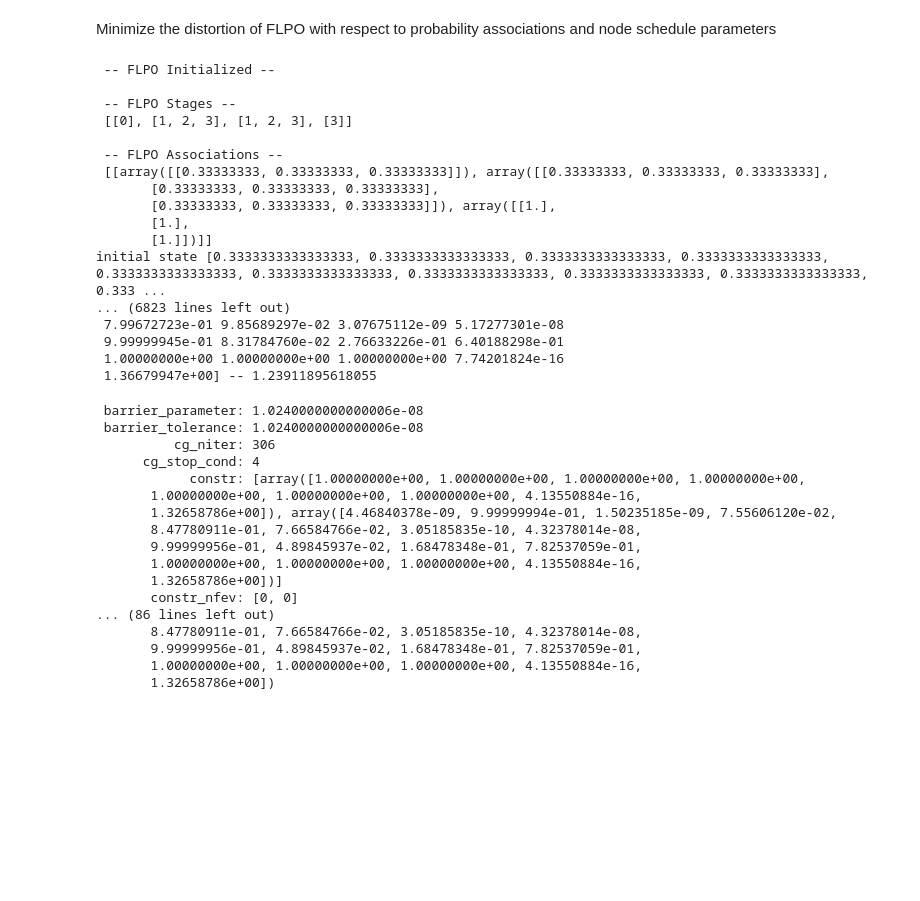
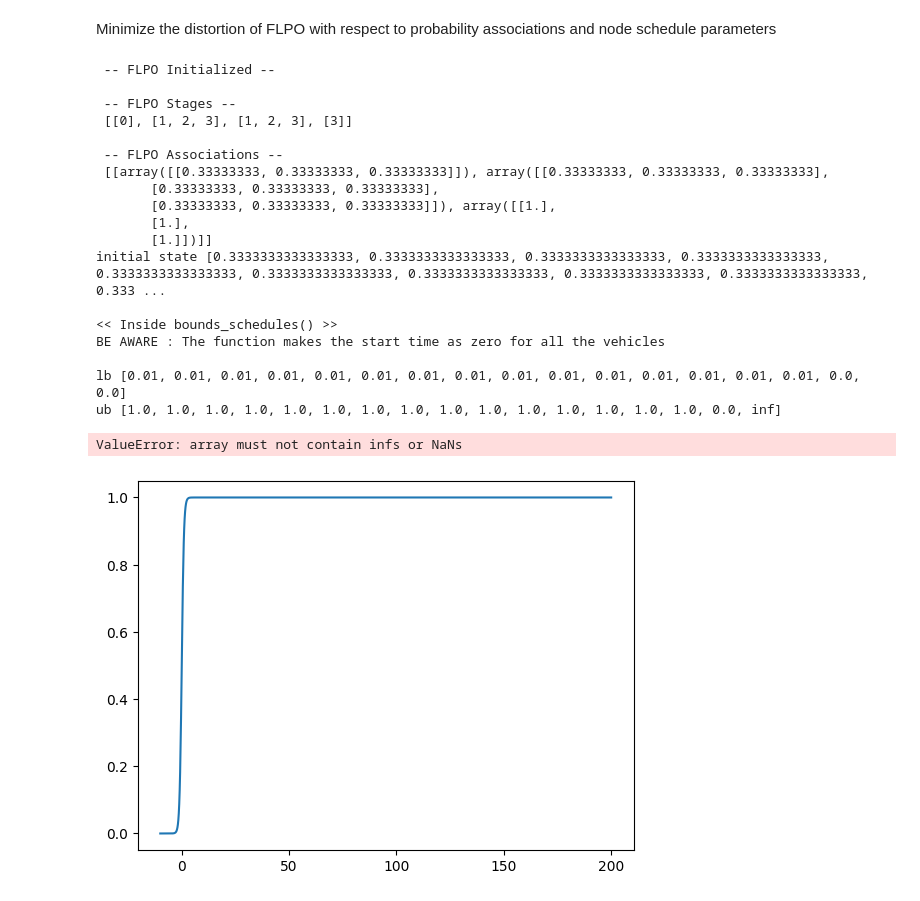
Before and after one commit to dt-1729/NASA_ULI, a Jupyter notebook: FLPO_scipy_optimizer.ipynb, the cells around one changed output. Saved outputs shown, nothing was run; the diff lists cells and outputs as text; code cells hidden in the pictures; blank space fills up the shorter version.

```diff
--- a/FLPO_scipy_optimizer.ipynb
+++ b/FLPO_scipy_optimizer.ipynb
@@ -510,6 +562,7 @@ Minimize the distortion of FLPO with respect to probability associations and nod
 # initialize variables
 N = 1 # number of vehicles
 M = 2 # number of nodes
+beta = 100 # annealing parameter
 
 # define functions
 def printMatrix(mat , mat_name):
@@ -519,15 +572,14 @@ def printMatrix(mat , mat_name):
     return 0
 
 # create an instance of FLPO class
-flpo = FLPO(N, M)
+flpo = FLPO(N, M, beta)
 print('\n -- FLPO Stages -- \n' , flpo.stages)
 print('\n -- FLPO Associations -- \n' , flpo.asn_pb)
-
 
 # set initial and stop points, and initial time for all the UAVs
 init_nodes = [1]
 stop_nodes = [2]
-init_time = [0.0]
+init_time = [0]
 for i in range(N):
     flpo.set_init_node(flpo.uav_id[i], init_nodes[i])
     flpo.set_stop_node(flpo.uav_id[i], stop_nodes[i])
@@ -537,14 +589,14 @@ for i in range(N):
 vec_asn_pb = flpo.flat_asn_pb(flpo.asn_pb) # initial associations
 vec_schedules = flpo.flat_schedules(flpo.node_param['schedules']) # initial schedules
 
-x0 = vec_asn_pb + vec_schedules # initial decision variables
+x0 = vec_asn_pb + vec_schedules # initial decision variables, the order of addition of lists is important
 print('initial state' , x0)
 # print(np.array(vec_asn_pb).shape)
 cons = flpo.cons() # get the linear constraints
 bounds = flpo.bounds() # get the bounds on decision variables
 # print('\n -- The total dimension of decision variables = ' , len(x0) , '-- ')
 res = minimize(flpo.objective, x0, method = 'trust-constr', constraints = cons, bounds = bounds, options={'disp': True})
-# print(res)
+# print( '\n << Optimization result >>\n\n' , res)
 # %% [output]
  -- FLPO Initialized --
 
@@ -558,39 +610,28 @@ res = minimize(flpo.objective, x0, method = 'trust-constr', constraints = cons,
        [1.],
        [1.]])]]
 initial state [0.3333333333333333, 0.3333333333333333, 0.3333333333333333, 0.3333333333333333, 0.3333333333333333, 0.3333333333333333, 0.3333333333333333, 0.3333333333333333, 0.3333333333333333, 0.333 ...
-... (6823 lines left out)
- 7.99672723e-01 9.85689297e-02 3.07675112e-09 5.17277301e-08
- 9.99999945e-01 8.31784760e-02 2.76633226e-01 6.40188298e-01
- 1.00000000e+00 1.00000000e+00 1.00000000e+00 7.74201824e-16
- 1.36679947e+00] -- 1.23911895618055
+
+<< Inside bounds_schedules() >>
+BE AWARE : The function makes the start time as zero for all the vehicles
+
+lb [0.01, 0.01, 0.01, 0.01, 0.01, 0.01, 0.01, 0.01, 0.01, 0.01, 0.01, 0.01, 0.01, 0.01, 0.01, 0.0, 0.0]
+ub [1.0, 1.0, 1.0, 1.0, 1.0, 1.0, 1.0, 1.0, 1.0, 1.0, 1.0, 1.0, 1.0, 1.0, 1.0, 0.0, inf]
+ValueError: array must not contain infs or NaNs
 # %%
 #just a test block
 
-# x = np.linspace(1.01, 1.99, 40)
+x = np.linspace(-10, 200, 1000)
 # print(x)
-# a = 4
-# b = 4
+a = 1
+b = 1
 # fx = x + np.exp(-a*(1 - x)) + np.exp(-b*(x - 2))
-# # fx = x + 1/(x-1) + 1/(2 - x)
+# fx = x - np.log(a*(x - 1)) - np.log(b*(3 - x))
+# fx = x + 1/(x-1) + 1/(2 - x)
+# fx = -np.log(x)
+fx = (np.exp(x)) / (np.exp(x) + np.exp(-x))
 
-# plt.plot(x, fx)
-# plt.show()
+plt.plot(x, fx)
+plt.show()
 # print(res)
 # %% [output]
- barrier_parameter: 1.0240000000000006e-08
- barrier_tolerance: 1.0240000000000006e-08
-          cg_niter: 306
-      cg_stop_cond: 4
-            constr: [array([1.00000000e+00, 1.00000000e+00, 1.00000000e+00, 1.00000000e+00,
-       1.00000000e+00, 1.00000000e+00, 1.00000000e+00, 4.13550884e-16,
-       1.32658786e+00]), array([4.46840378e-09, 9.99999994e-01, 1.50235185e-09, 7.55606120e-02,
-       8.47780911e-01, 7.66584766e-02, 3.05185835e-10, 4.32378014e-08,
-       9.99999956e-01, 4.89845937e-02, 1.68478348e-01, 7.82537059e-01,
-       1.00000000e+00, 1.00000000e+00, 1.00000000e+00, 4.13550884e-16,
-       1.32658786e+00])]
-       constr_nfev: [0, 0]
-... (86 lines left out)
-       8.47780911e-01, 7.66584766e-02, 3.05185835e-10, 4.32378014e-08,
-       9.99999956e-01, 4.89845937e-02, 1.68478348e-01, 7.82537059e-01,
-       1.00000000e+00, 1.00000000e+00, 1.00000000e+00, 4.13550884e-16,
-       1.32658786e+00])
+[figure, added]
```
Also changed, not shown: parts of 1 cell of this notebook.
